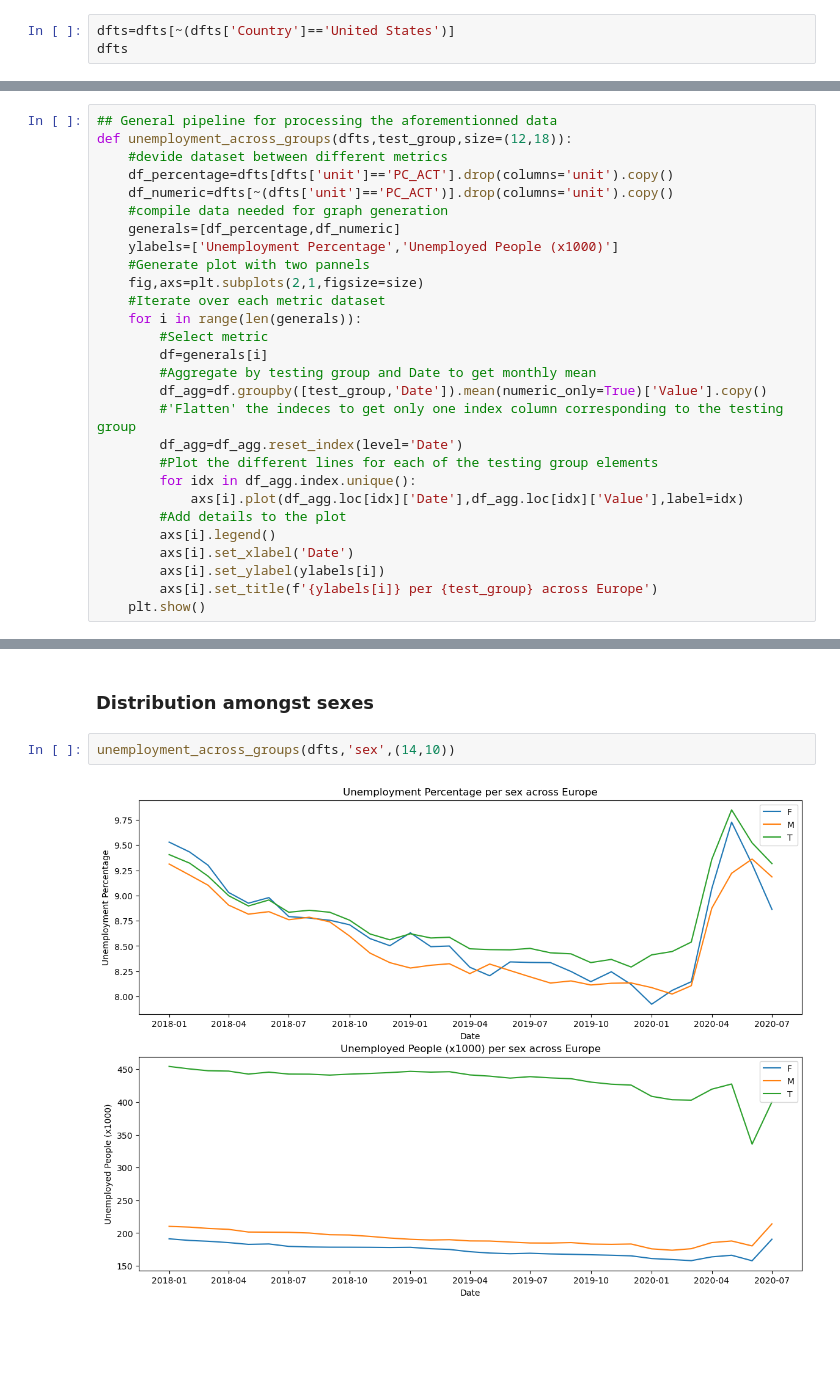
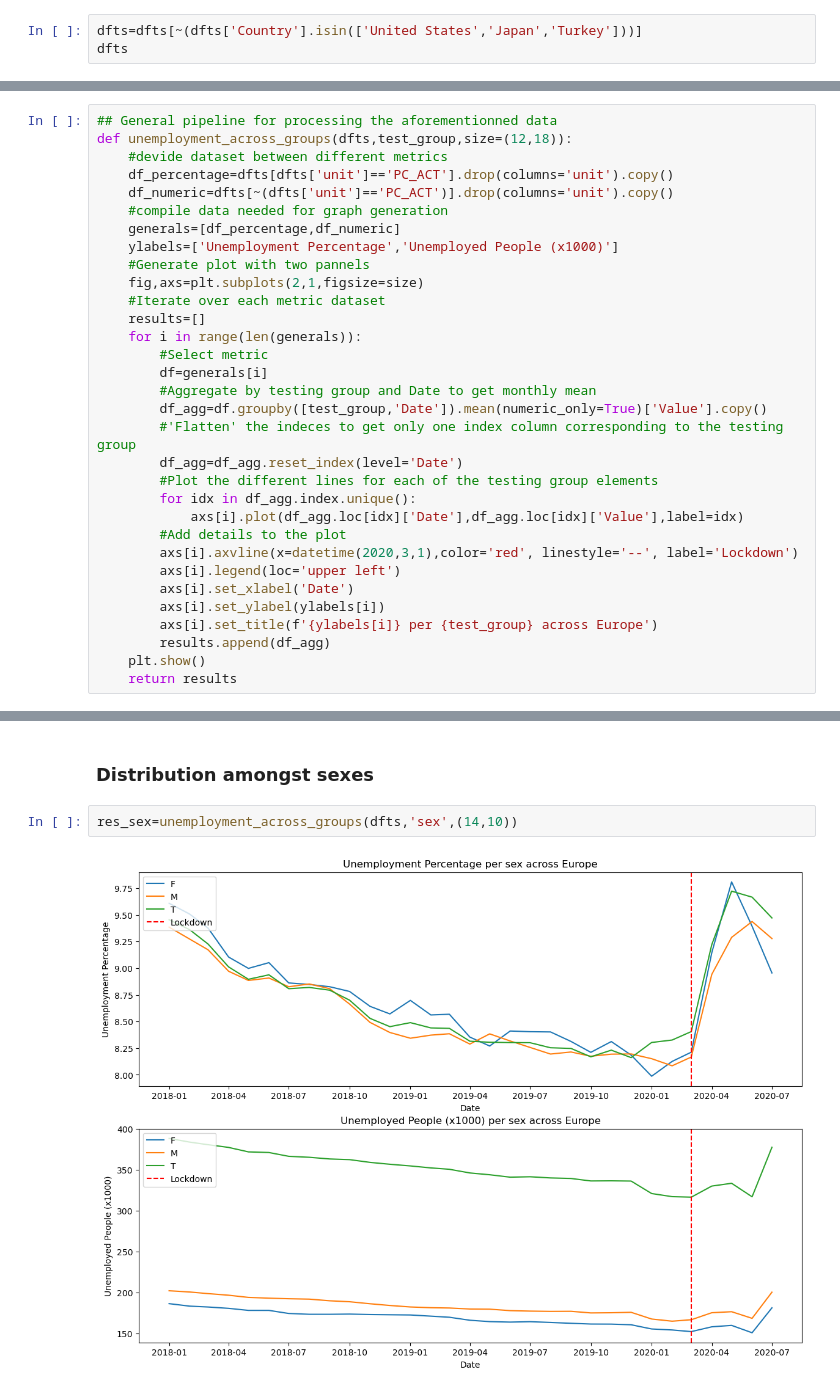
Before and after one commit to epfl-ada/ada-2023-project-bobeast, a Jupyter notebook: Task 4.ipynb, the cells around one changed output, grey strips where cells are left out. Cells and saved outputs as stored; diff of their text form; blank space fills up the shorter version.

Commit message:
making these plots nicer

```diff
--- a/Task 4.ipynb
+++ b/Task 4.ipynb
@@ -18,7 +18,7 @@ countries = pd.read_csv('DATA/countries_list.csv.xls')
 # %%
 dfts=process_eu_unemployment(dfeu,countries)
 # %%
-dfts=dfts[~(dfts['Country']=='United States')]
+dfts=dfts[~(dfts['Country'].isin(['United States','Japan','Turkey']))]
 dfts
 # %% [output]
 |  | Country | age | unit | sex | Country_code | Date | Value | Year | Month |
@@ -52,6 +54,7 @@ def unemployment_across_groups(dfts,test_group,size=(12,18)):
     #Generate plot with two pannels
     fig,axs=plt.subplots(2,1,figsize=size)
     #Iterate over each metric dataset
+    results=[]
     for i in range(len(generals)):
         #Select metric
         df=generals[i]
@@ -63,11 +66,14 @@ def unemployment_across_groups(dfts,test_group,size=(12,18)):
         for idx in df_agg.index.unique():
             axs[i].plot(df_agg.loc[idx]['Date'],df_agg.loc[idx]['Value'],label=idx)
         #Add details to the plot
-        axs[i].legend()
+        axs[i].axvline(x=datetime(2020,3,1),color='red', linestyle='--', label='Lockdown')
+        axs[i].legend(loc='upper left')
         axs[i].set_xlabel('Date')
         axs[i].set_ylabel(ylabels[i])
         axs[i].set_title(f'{ylabels[i]} per {test_group} across Europe')
+        results.append(df_agg)
     plt.show()
+    return results
 # %% [markdown]
 ### Distribution amongst age groups
 # %%
@@ -77,6 +83,6 @@ unemployment_across_groups(dfts,'age',(14,10))
 # %% [markdown]
 ### Distribution amongst sexes
 # %%
-unemployment_across_groups(dfts,'sex',(14,10))
+res_sex=unemployment_across_groups(dfts,'sex',(14,10))
 # %% [output]
-[figure, old version]
+[figure, new version]
```
Also changed, not shown: parts of 9 cells of this notebook, 1 other file.
